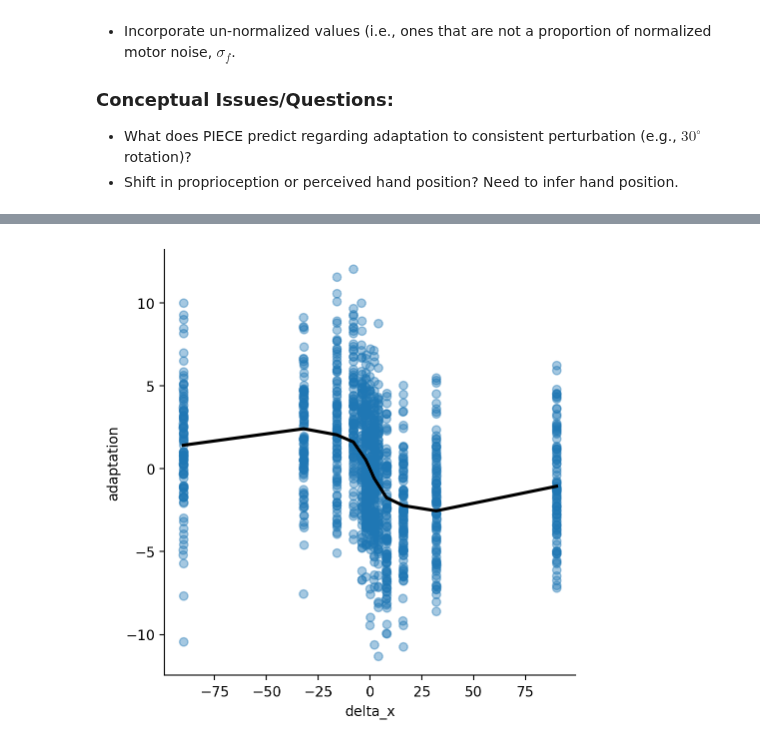
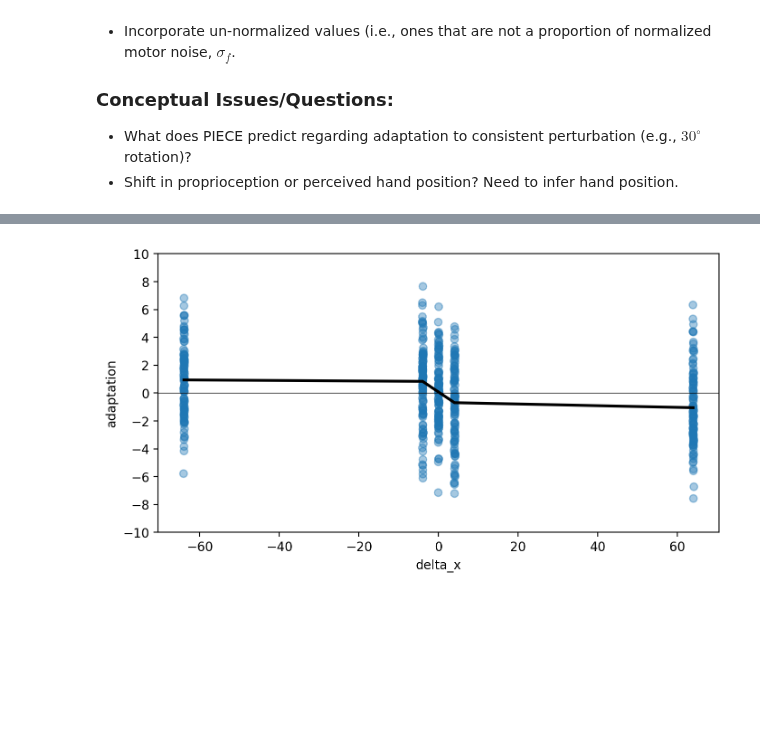
Before and after one commit to ccmlab-ubc/ige-ege, a Jupyter notebook: experiment-1/scripts/hyo-causal-inference-model.ipynb, the cells around one changed output, grey strips where cells are left out. Saved outputs shown, nothing was run; the diff lists cells and outputs as text; code cells hidden in the pictures; blank space fills up the shorter version.

```diff
--- a/experiment-1/scripts/hyo-causal-inference-model.ipynb
+++ b/experiment-1/scripts/hyo-causal-inference-model.ipynb
@@ -103,7 +109,7 @@ def integral_prod_gauss(*params):
 # Simulated parameters
 full_range = 1
 if full_range==1:
-    pert_size = np.array([-90, -32, -16, -8, -4, -2, 0, 2, 4, 8, 16, 32, 90])
+    pert_size = np.array([-64, -4, 0, 4, 64])
 else:
     pert_size = np.array([ -4, -2, 0, 2, 4])
 n_per_pert = 100
@@ -116,18 +122,15 @@ delta_x[1::2] = perts
 # Model parameters. Following values generate slightly negative slope for ige when errors are between -4 and +4:
 # sigma_u = 0.2; sigma_p = 2; sigma_f = 2.25; sigma_pert = 8.0; sigma_v = 0.3 + 0.3 * np.abs(xhat_v)
 # Following values approximate behavior:
-# sigma_u = 0.175; sigma_p = 2.75; sigma_f = 1.8; sigma_pert = 2.4; sigma_v = 0.25 + 0.15 * np.abs(xhat_v)
+# sigma_u = 0.175; sigma_p = 4.75; sigma_f = 1.8; sigma_pert = 4.25; sigma_v = 1.179 + 0.384 * np.abs(xhat_v)
 sigma_u = 0.175
-sigma_p = 4.5
+sigma_p = 4.85
 sigma_f = 1.8
 mu_pert = 0
-sigma_pert = 5
+sigma_pert = 4.25
 b = 0  # Subject's motor bias
 
 x_grid = np.arange(-10, 10, 0.1)  # Possible endpoint locations
-
-# Function for computing Gaussian log-probabilities
-f = lambda x, mu, sigma: -0.5 * np.log(2 * np.pi * sigma**2) - 0.5 * (x - mu)**2 / sigma**2
 # %%
 %%time
 # Simulate data
@@ -227,7 +243,11 @@ adaptation = np.zeros(num_trials)
 adaptation[1:-1:2] = x_f[2::2] - x_f[0:-1:2]
 
 # Create data frame with all trials
-df = pd.DataFrame({"x_f":x_f, "delta_x":delta_x, "post_pert":post_pert, "rotation_pme":np.round(rotation_pme, 2),
-                   "rotation_hat":np.round(rotation_hat, 2), "adaptation":adaptation, "decision_pert":decision_pert})
-df.sample(10)
+df = pd.DataFrame({
+    "x_f":x_f, "delta_x":delta_x, "post_pert":post_pert, "rotation_pme":np.round(rotation_pme, 2),
+    "rotation_hat":np.round(rotation_hat, 2), "adaptation":adaptation, "decision_pert":decision_pert,
+    "x_f_hat":x_f_hat, "percept_shift":x_f_hat - x_f, "x_f_pme_nopert":x_f_pme_nopert,
+    "x_f_pme_pert": x_f_pme_pert
+})
+df.sample(20)
 # %% [output]
@@ -245,6 +271,6 @@ df.sample(10)
 # %%
 # Create trimmed data frame without null trials
-df_adapt = df.iloc[1::2]
+df_adapt = df.iloc[1::2].reset_index()
 # %%
 # Group by perturbation level
 df_adapt.groupby("delta_x")[["post_pert", "adaptation"]].mean().reset_index()
@@ -284,13 +294,17 @@ df.groupby("delta_x")["decision_pert"].apply(lambda x: float(x.sum()) / x.count(
 # %%
 # Plot adaptation to external errors (lowess=True for 'piecewise' fit)
+fig, ax = plt.subplots(figsize=(8, 4))
 if full_range==1:
-    sns.lmplot(data=df_adapt, x="delta_x", x_jitter=0.1, y="adaptation",
-               lowess=True, scatter_kws={"alpha":0.4}, line_kws={"color":"k"})
+    sns.regplot(data=df_adapt, x="delta_x", x_jitter=0.1, y="adaptation",
+               lowess=True, scatter_kws={"alpha":0.4}, line_kws={"color":"k"}, ax=ax)
 else:
-    sns.lmplot(data=df_adapt, x="delta_x", x_jitter=0.1, y="adaptation",
-               scatter_kws={"alpha":0.4}, line_kws={"color":"k"}, aspect=0.75)
+    sns.regplot(data=df_adapt, x="delta_x", x_jitter=0.1, y="adaptation",
+               scatter_kws={"alpha":0.4}, line_kws={"color":"k"}, ax=ax)
+# ax.axis("equal")
+ax.set(yticks=np.arange(-10, 10.01, 2))
+ax.axhline(color="k", linewidth=0.5)
 plt.show()
 # %% [output]
-[figure, old version]
+[figure, new version]
 # %%
 # Plot adaptation to internally-generated errors
```
Also changed, not shown: parts of 10 cells of this notebook.
